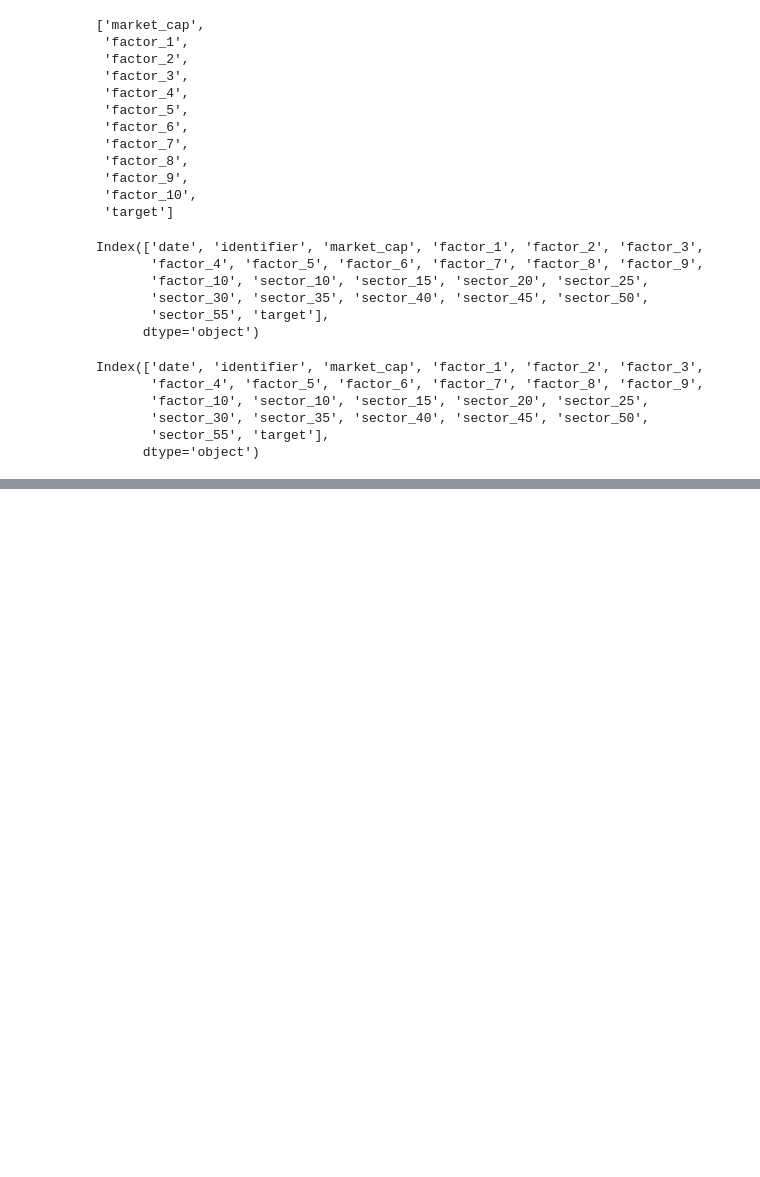
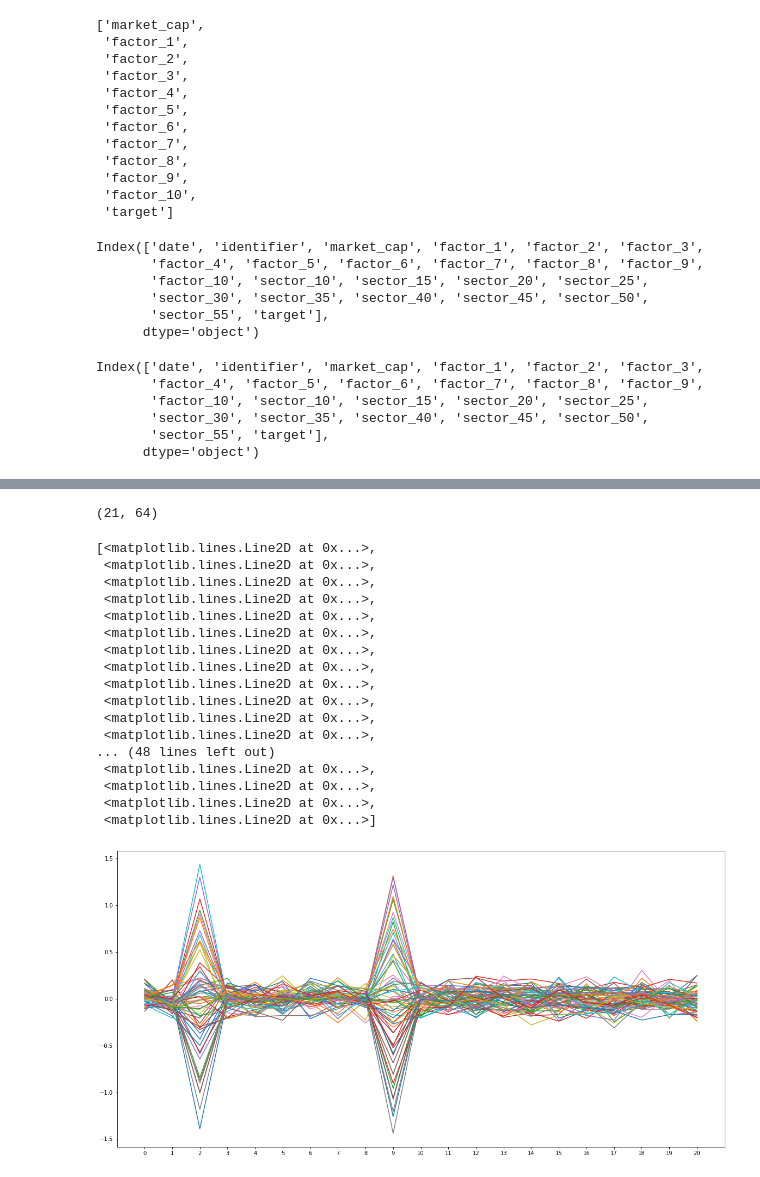
Before and after one commit to doogzultz/time_series_project, a Jupyter notebook: model_test_simple_and_classical.ipynb, the cells around one changed output, grey strips where cells are left out. Drawn from its saved outputs; the diff is of its cells as text; code cells hidden in the pictures; blank space fills up the shorter version.

```diff
--- a/model_test_simple_and_classical.ipynb
+++ b/model_test_simple_and_classical.ipynb
@@ -462,9 +477,9 @@ _________________________________________________________________
 # %%
-early_stopping = EarlyStopping(patience = 8, restore_best_weights= True)
-epochs = 40
+early_stopping = EarlyStopping(patience = 5, restore_best_weights= True)
+epochs = 100
 lr_tuning = tf.keras.callbacks.LearningRateScheduler(lambda epoch: 1e-5 * 10**((4*epoch)/epochs))
 
 
 
-history = model.fit(x_train, y_train, epochs = epochs, validation_data = [x_valid, y_valid], callbacks = [early_stopping])
+history = model.fit(x_train, y_train, epochs = epochs, validation_data = [x_valid, y_valid], callbacks = [early_stopping], batch_size = 32)
 # %% [output]
@@ -542,0 +558,27 @@ for i in range(0,10):
+# %%
+x = np.squeeze(model.layers[1].get_weights()[0])
+print(x.shape)
+plt.figure(figsize = (20,10))
+plt.xticks(range(0,x.shape[0]))
+#plt.yscale('log')
+plt.plot(x)
+# %% [output]
+(21, 64)
+[<matplotlib.lines.Line2D at 0x...>,
+ <matplotlib.lines.Line2D at 0x...>,
+ <matplotlib.lines.Line2D at 0x...>,
+ <matplotlib.lines.Line2D at 0x...>,
+ <matplotlib.lines.Line2D at 0x...>,
+ <matplotlib.lines.Line2D at 0x...>,
+ <matplotlib.lines.Line2D at 0x...>,
+ <matplotlib.lines.Line2D at 0x...>,
+ <matplotlib.lines.Line2D at 0x...>,
+ <matplotlib.lines.Line2D at 0x...>,
+ <matplotlib.lines.Line2D at 0x...>,
+ <matplotlib.lines.Line2D at 0x...>,
+... (48 lines left out)
+ <matplotlib.lines.Line2D at 0x...>,
+ <matplotlib.lines.Line2D at 0x...>,
+ <matplotlib.lines.Line2D at 0x...>,
+ <matplotlib.lines.Line2D at 0x...>]
+[figure, added]
```
Also changed, not shown: parts of 24 cells of this notebook.
